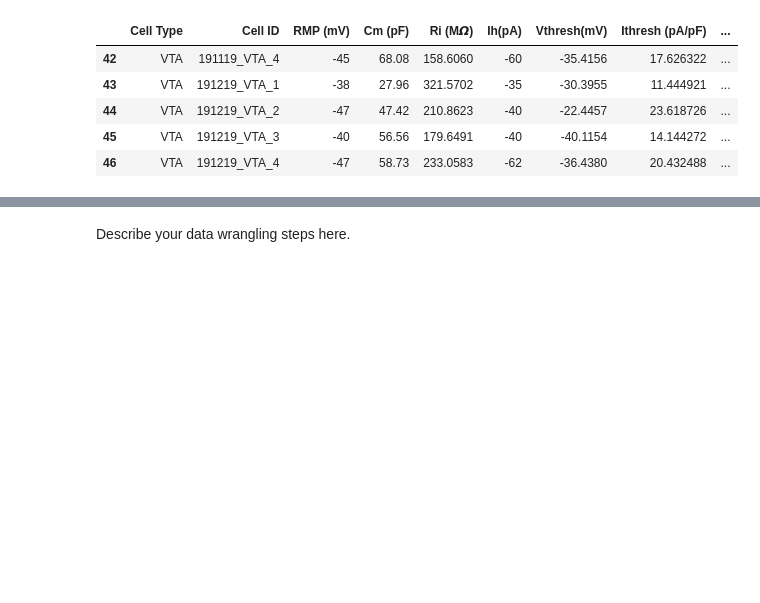
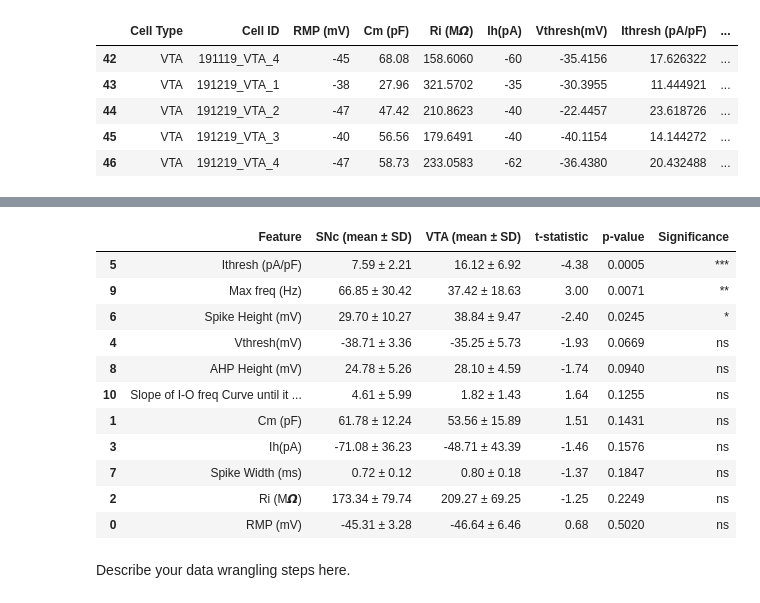
Before and after one commit to bhuynh05/BIPN-162-Group-9, a Jupyter notebook: CellTypesProject_template.ipynb, the cells around one changed output, grey strips where cells are left out. Saved outputs shown, nothing was run; the diff lists cells and outputs as text; code cells hidden in the pictures; blank space fills up the shorter version.

```diff
--- a/CellTypesProject_template.ipynb
+++ b/CellTypesProject_template.ipynb
@@ -216,3 +247,54 @@ VTA shape: (14, 14)
+# %%
+stats_results = []
+
+def significance_stars(p):
+    if p < 0.001:
+        return '***'
+    elif p < 0.01:
+        return '**'
+    elif p < 0.05:
+        return '*'
+    else:
+        return 'ns'
+
+rows = []
+
+for feature in features:
+    snc = snc_df_PD[feature].dropna()
+    vta = vta_df_PD[feature].dropna()
+
+    tstat, pval = stats.ttest_ind(snc, vta, equal_var=False)
+
+    rows.append({
+        "Feature": feature,
+        "SNc (mean ± SD)": f"{snc.mean():.2f} ± {snc.std():.2f}",
+        "VTA (mean ± SD)": f"{vta.mean():.2f} ± {vta.std():.2f}",
+        "t-statistic": f"{tstat:.2f}",
+        "p-value": f"{pval:.4f}",
+        "Significance": significance_stars(pval)
+    })
+
+stats_table = pd.DataFrame(rows)
+stats_table.sort_values("p-value", inplace=True)
+
+def highlight_sig(val):
+    color = 'background-color: #ffdddd' if val != 'ns' else ''
+    return color
+
+stats_table.style.applymap(highlight_sig, subset=['Significance'])
+# %% [output]
+|  | Feature | SNc (mean ± SD) | VTA (mean ± SD) | t-statistic | p-value | Significance |
+| 5 | Ithresh (pA/pF) | 7.59 ± 2.21 | 16.12 ± 6.92 | -4.38 | 0.0005 | *** |
+| 9 | Max freq (Hz) | 66.85 ± 30.42 | 37.42 ± 18.63 | 3.00 | 0.0071 | ** |
+| 6 | Spike Height (mV) | 29.70 ± 10.27 | 38.84 ± 9.47 | -2.40 | 0.0245 | * |
+| 4 | Vthresh(mV) | -38.71 ± 3.36 | -35.25 ± 5.73 | -1.93 | 0.0669 | ns |
+| 8 | AHP Height (mV) | 24.78 ± 5.26 | 28.10 ± 4.59 | -1.74 | 0.0940 | ns |
+| 10 | Slope of I-O freq Curve until it ... | 4.61 ± 5.99 | 1.82 ± 1.43 | 1.64 | 0.1255 | ns |
+| 1 | Cm (pF) | 61.78 ± 12.24 | 53.56 ± 15.89 | 1.51 | 0.1431 | ns |
+| 3 | Ih(pA) | -71.08 ± 36.23 | -48.71 ± 43.39 | -1.46 | 0.1576 | ns |
+| 7 | Spike Width (ms) | 0.72 ± 0.12 | 0.80 ± 0.18 | -1.37 | 0.1847 | ns |
+| 2 | Ri (M𝞨) | 173.34 ± 79.74 | 209.27 ± 69.25 | -1.25 | 0.2249 | ns |
+| 0 | RMP (mV) | -45.31 ± 3.28 | -46.64 ± 6.46 | 0.68 | 0.5020 | ns |
 # %% [markdown]
 Describe your data wrangling steps here.
 # %% [markdown]
```
Also changed, not shown: parts of 9 cells of this notebook.
